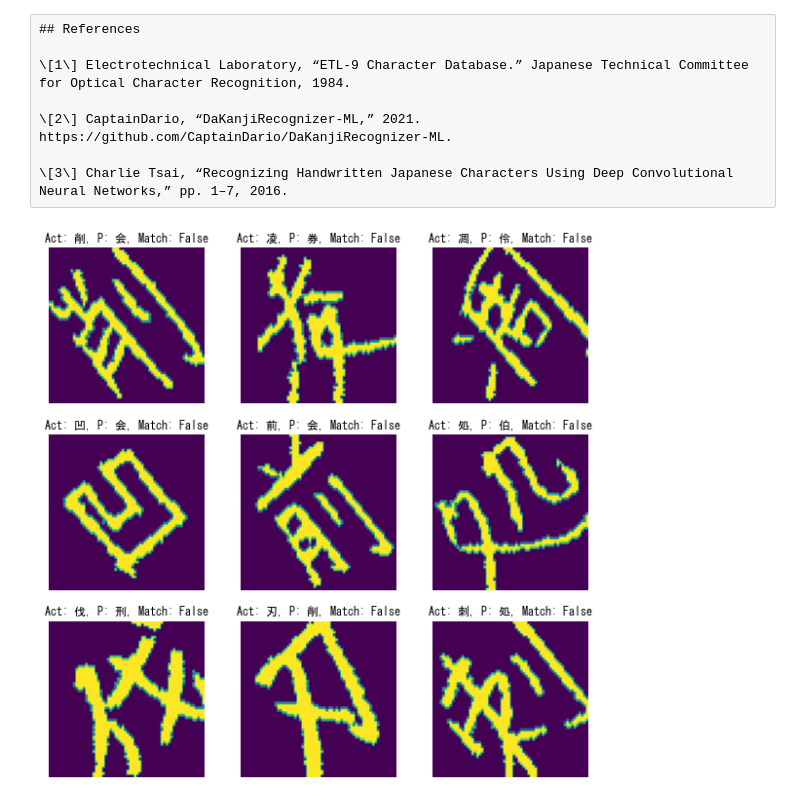
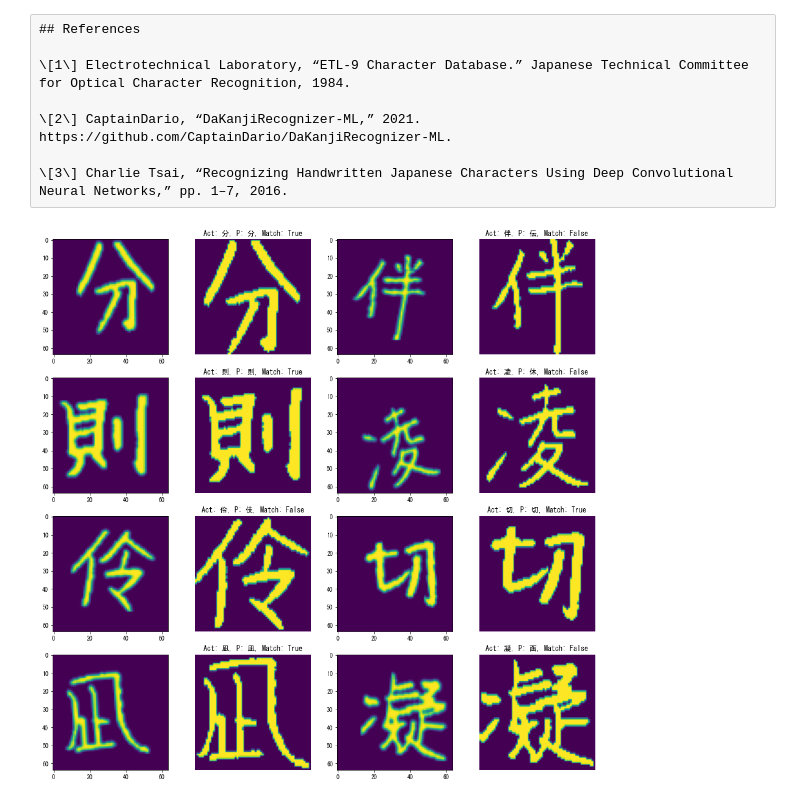
Before and after one commit to maase0/ML_CharacterClassifier, a Jupyter notebook: DataPipeline.ipynb, the cells around one changed output. Saved outputs shown, nothing was run; the diff lists cells and outputs as text; code cells hidden in the pictures.

```diff
--- a/DataPipeline.ipynb
+++ b/DataPipeline.ipynb
@@ -79,10 +79,10 @@ for i in range(9):
 
 first parameters for loading
 # %%
-batch_size = 64
+batch_size = 16
 img_height = 64
 img_width = 64
-epochs = 20
+epochs = 50
 # %% [markdown]
 Split the data into 80% training and 20% testing
 # %%
@@ -251,7 +171,7 @@ structures from [2]
 # %%
 from models import *
 
-model = get_M6_2(len(class_names))
+model = get_M9(len(class_names))
 
 #can't have here with the resize layer
 #model.summary()
@@ -266,8 +186,15 @@ tensorboard_callback = tf.keras.callbacks.TensorBoard(log_dir=log_dir, histogram
 
 callbacks_list = [checkpoint, tensorboard_callback]
 # %%
+sched = tf.keras.optimizers.schedules.ExponentialDecay(
+    initial_learning_rate=0.00001,
+    decay_steps = 5 * (tf.data.experimental.cardinality(train_ds).numpy()) ,
+    decay_rate = 0.9,
+    staircase = True,
+)
 
-optimizer = tf.keras.optimizers.Adam(learning_rate=0.00005,
+
+optimizer = tf.keras.optimizers.Adam(learning_rate=sched,
                                 beta_1=0.9,
                                 beta_2=0.999,
                                 epsilon=1e-08,)
@@ -300,7 +227,7 @@ for i in range(9):
 
 history = model.fit(
     x=train_ds,
-    epochs=epochs,
+    epochs=20,
     initial_epoch=0,
     validation_data=val_ds,
     #callbacks=callbacks_list,
@@ -350,14 +296,24 @@ INFO:tensorflow:Assets written to: ./models/tf\trained_model\assets
 # %%
 image_batch, label_batch = next(iter(val_ds))
 p = model.predict(image_batch)
 p = p.argmax(axis=1)
 
-plt.figure(figsize=(10, 10))
-for i in range(9):
-    ax = plt.subplot(3, 3, i + 1)
+data_augmentation = tf.keras.Sequential([
+  tf.keras.layers.experimental.preprocessing.RandomRotation((-0.05,0.05), fill_mode='constant', fill_value=0),
+  tf.keras.layers.experimental.preprocessing.RandomZoom(height_factor=(0.0, 0.5), fill_mode='constant', fill_value=0),
+  tf.keras.layers.experimental.preprocessing.RandomTranslation(height_factor=(-0.1,0.1), width_factor=(-0.1,0.1), fill_mode='constant', fill_value=0)
+])
+aug = data_augmentation(image_batch)
+
+plt.figure(figsize=(16, 16))
+for i in range(8):
+    ax = plt.subplot(4, 4, 2 * i + 1)
+    plt.imshow(aug[i].numpy().astype("uint8"))
+
+    ax = plt.subplot(4, 4, 2 * i + 2)
     plt.imshow(image_batch[i].numpy().astype("uint8"))
     label = label_batch[i]
     plt.title(f'Act: {class_names[label]}, P: {class_names[p[i]]}, Match: {class_names[label] == class_names[p[i]]}')
     plt.axis("off")
 # %% [output]
-[figure, old version]
+[figure, new version]
```
Also changed, not shown: parts of 6 cells of this notebook, 1 other file.
